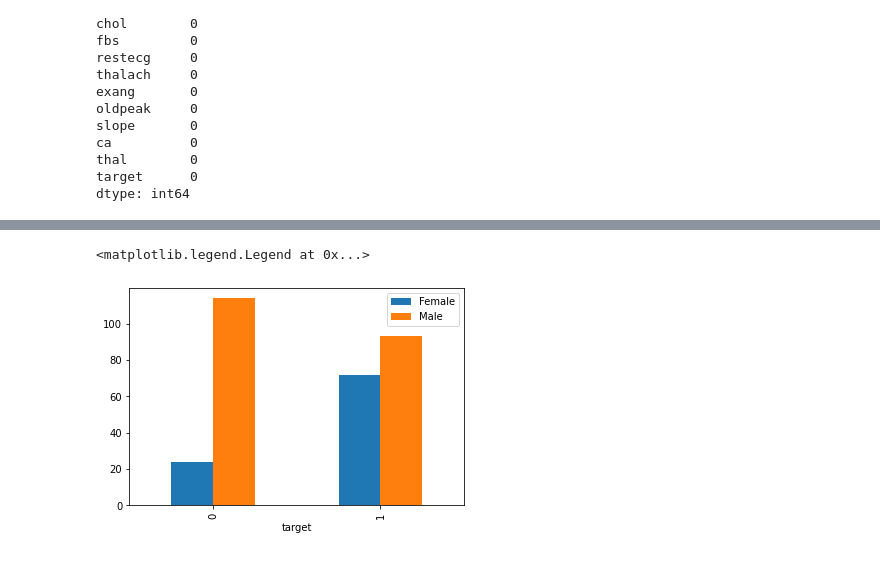
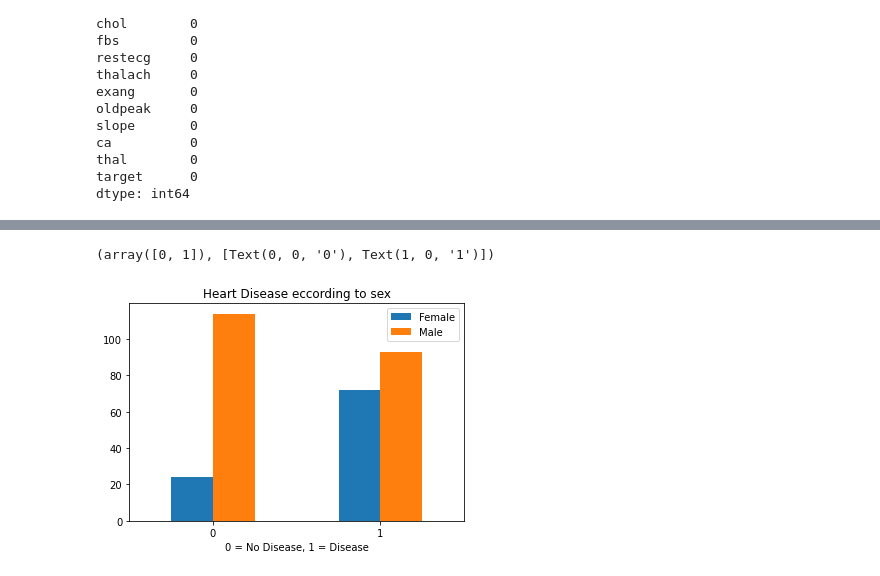
Before and after one commit to alexgordontlv/data_science, a Jupyter notebook: heart_disease.ipynb, the cells around one changed output, grey strips where cells are left out. Drawn from its saved outputs; the diff is of its cells as text; code cells hidden in the pictures.

Commit message:
heart-disease veriables connection

```diff
--- a/heart_disease.ipynb
+++ b/heart_disease.ipynb
@@ -146,6 +146,9 @@ df.describe()
 # Heart Disease eccording to sex
 # %%
 pd.crosstab(df['target'],df['sex']).plot.bar().legend(["Female", "Male"])
+plt.title("Heart Disease eccording to sex")
+plt.xlabel("0 = No Disease, 1 = Disease")
+plt.xticks(rotation=0)
 # %% [output]
-<matplotlib.legend.Legend at 0x...>
+(array([0, 1]), [Text(0, 0, '0'), Text(1, 0, '1')])
-[figure, old version]
+[figure, new version]
```
Also changed, not shown: parts of 5 cells of this notebook.
